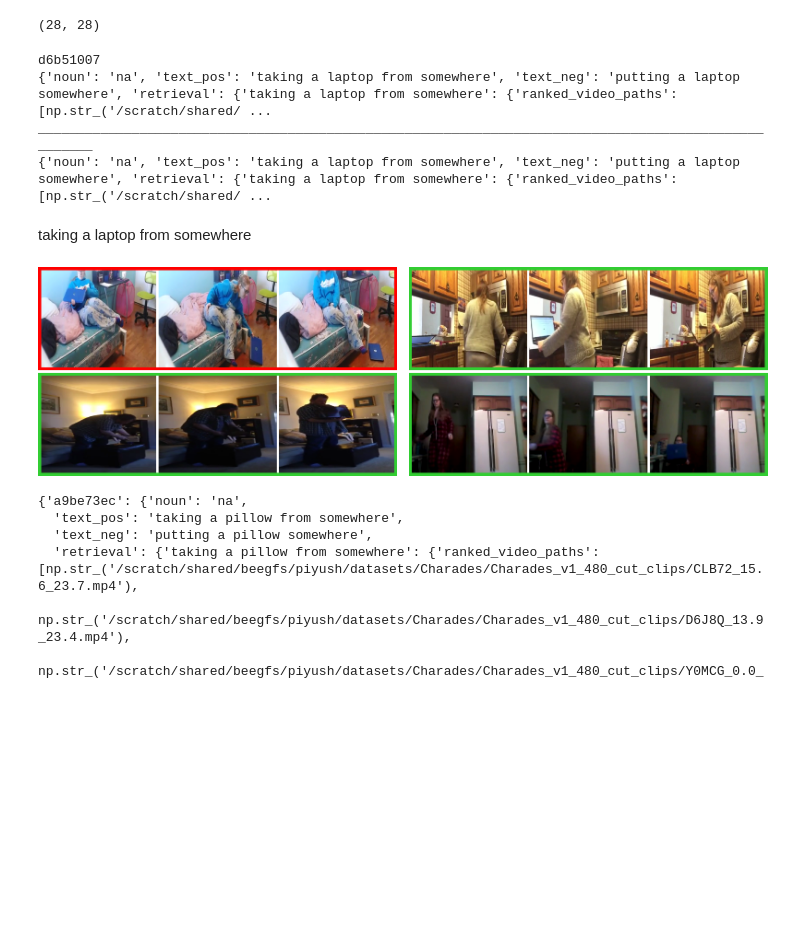
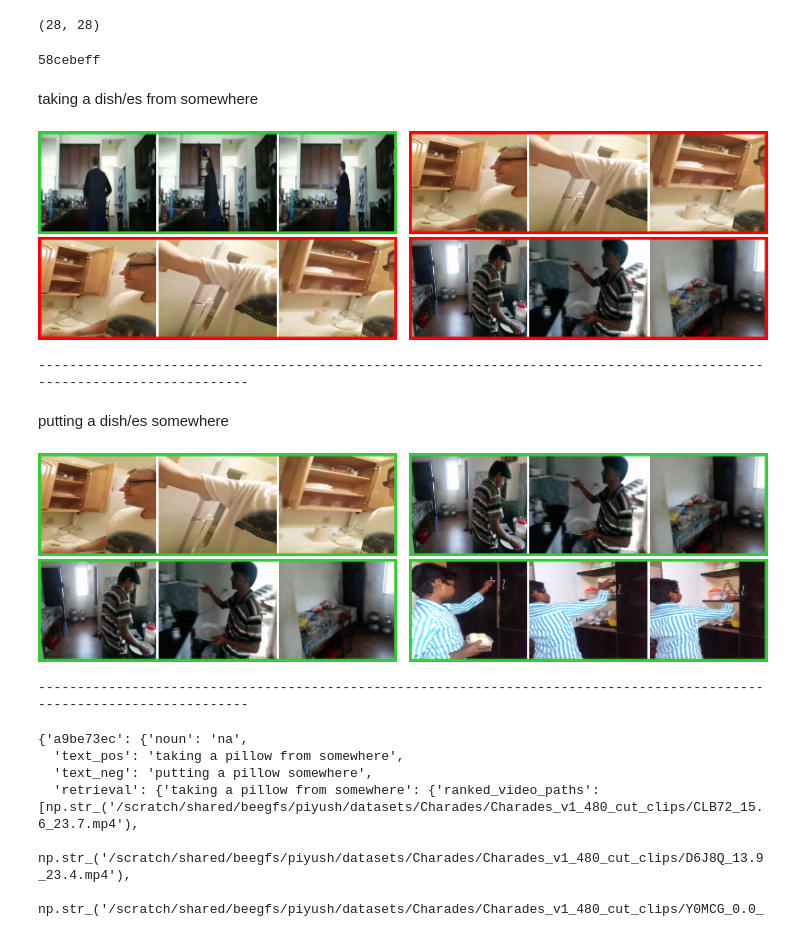
Before and after one commit to bpiyush/CaReBench, a Jupyter notebook: notebooks/teaser.ipynb, the cells around one changed output. Cells and saved outputs as stored; diff of their text form; code cells hidden in the pictures; blank space fills up the shorter version.

```diff
--- a/notebooks/teaser.ipynb
+++ b/notebooks/teaser.ipynb
@@ -222,62 +202,62 @@ def show_retrieval_samples(video_paths: list, query: str, retrieved: list, nfram
 # %%
 # chiral_triplet_id = 'b58b2f93'
 # chiral_triplet_id = 'a1383a77'
 # chiral_triplet_id = 'edebebd4'
 # chiral_triplet_id = '106d2603'
 # chiral_triplet_id = 'ccff0ef2'
 
 # chiral_triplet_id = '7c681a61' # EPIC
 
 
 chiral_triplet_id = np.random.choice(triplet_ids)
-chiral_triplet_id = 'd6b51007'
+# chiral_triplet_id = 'd6b51007'
 print(chiral_triplet_id)
 
 # print(json.dumps(base_results_all[chiral_triplet_id], indent=2))
 # print("_" * 100)
 # print(json.dumps(adap_results_all[chiral_triplet_id], indent=2))
 
-print(base_results_all[chiral_triplet_id])
-print("_" * 100)
-print(adap_results_all[chiral_triplet_id])
+# print(base_results_all[chiral_triplet_id])
+# print("_" * 100)
+# print(adap_results_all[chiral_triplet_id])
 
 show = True
 if show:
     keys = list(base_results_all[chiral_triplet_id]['retrieval'].keys())
-    query = keys[0]
-    frames = show_retrieval_samples(
-        base_results_all[chiral_triplet_id]['retrieval'][query]['ranked_video_paths'],
-        query,
-        base_results_all[chiral_triplet_id]['retrieval'][query]['ranked_texts'],
-        nframes=3,
-        return_frames=True,
-        k=2,
-    )
-    canvas_base = su.visualize.concat_images_vertically_with_border(frames)
+    for query in keys:
+        frames = show_retrieval_samples(
+            base_results_all[chiral_triplet_id]['retrieval'][query]['ranked_video_paths'],
+            query,
+            base_results_all[chiral_triplet_id]['retrieval'][query]['ranked_texts'],
+            nframes=3,
+            return_frames=True,
+            k=2,
+        )
+        canvas_base = su.visualize.concat_images_vertically_with_border(frames)
+        frames = show_retrieval_samples(
+            adap_results_all[chiral_triplet_id]['retrieval'][query]['ranked_video_paths'],
+            query,
+            adap_results_all[chiral_triplet_id]['retrieval'][query]['ranked_texts'],
+            nframes=3,
+            return_frames=True,
+            k=2,
+        )
+        canvas_adap = su.visualize.concat_images_vertically_with_border(frames)
+        canvas = su.visualize.concat_images_with_border(
+            [canvas_base, canvas_adap], border_width=25
+        )
 
-    frames = show_retrieval_samples(
-        adap_results_all[chiral_triplet_id]['retrieval'][query]['ranked_video_paths'],
-        query,
-        adap_results_all[chiral_triplet_id]['retrieval'][query]['ranked_texts'],
-        nframes=3,
-        return_frames=True,
-        k=2,
-    )
-    canvas_adap = su.visualize.concat_images_vertically_with_border(frames)
-
-    canvas = su.visualize.concat_images_with_border(
-        [canvas_base, canvas_adap], border_width=25
-    )
-
-    display(Markdown(query))
-    display(canvas)
+        display(Markdown(query))
+        display(canvas)
+        print('-' * 120)
 # %% [output]
-d6b51007
-{'noun': 'na', 'text_pos': 'taking a laptop from somewhere', 'text_neg': 'putting a laptop somewhere', 'retrieval': {'taking a laptop from somewhere': {'ranked_video_paths': [np.str_('/scratch/shared/ ...
-____________________________________________________________________________________________________
-{'noun': 'na', 'text_pos': 'taking a laptop from somewhere', 'text_neg': 'putting a laptop somewhere', 'retrieval': {'taking a laptop from somewhere': {'ranked_video_paths': [np.str_('/scratch/shared/ ...
+58cebeff
-taking a laptop from somewhere
+taking a dish/es from somewhere
-[figure, old version]
+[figure, new version]
+------------------------------------------------------------------------------------------------------------------------
+putting a dish/es somewhere
+[figure, added]
+------------------------------------------------------------------------------------------------------------------------
 # %%
 canvas.save('image.png')
 # %%
```
Also changed, not shown: parts of 6 cells of this notebook.
